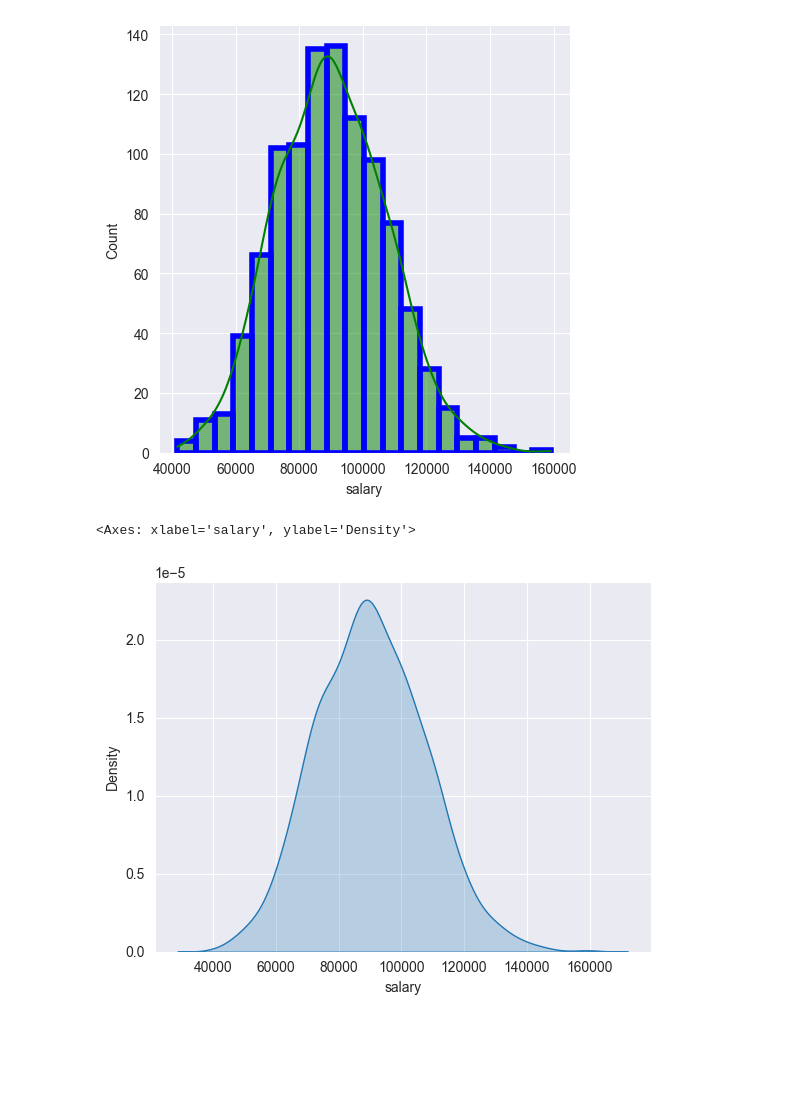
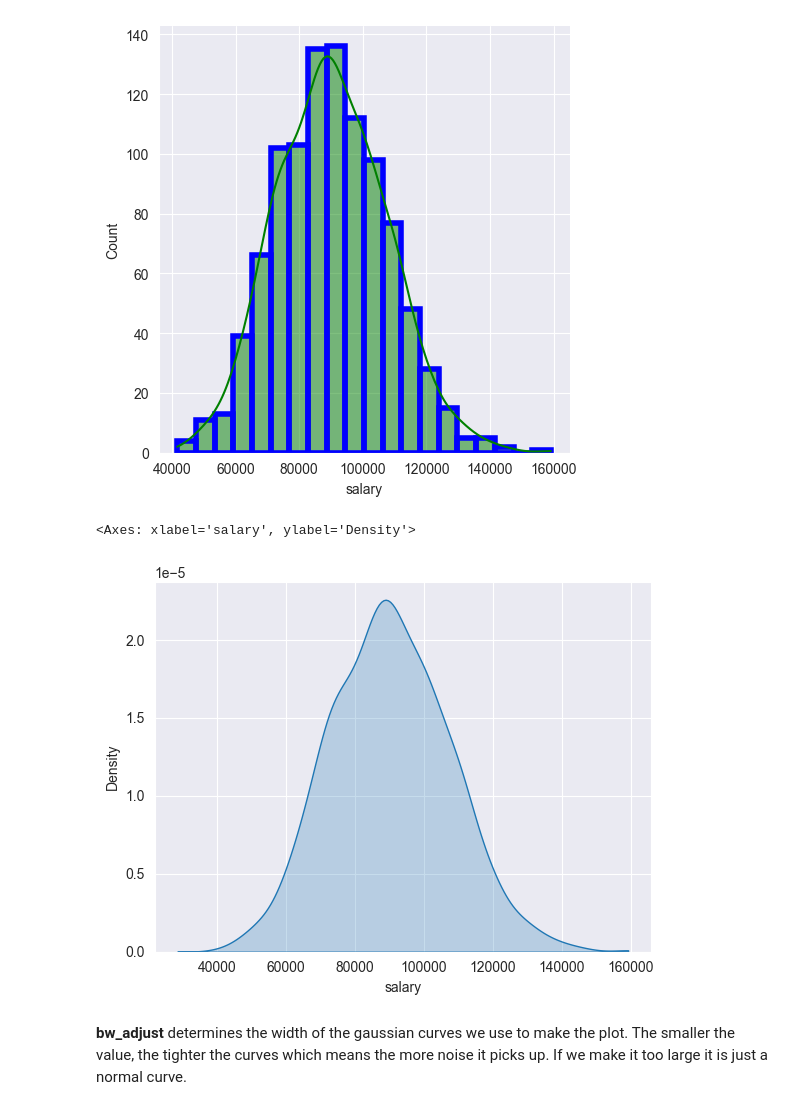
Before and after one commit to ryslipe/master_class, a Jupyter notebook: seaborn/02_distribution_plots.ipynb, the cells around one changed output. Cells and saved outputs as stored; diff of their text form; code cells hidden in the pictures; blank space fills up the shorter version.

```diff
--- a/seaborn/02_distribution_plots.ipynb
+++ b/seaborn/02_distribution_plots.ipynb
@@ -108,8 +108,10 @@ sns.displot(data = df, x = 'salary', kde = True,
 <seaborn.axisgrid.FacetGrid at 0x...>
 [figure]
 # %%
-# kde
-sns.kdeplot(data = df, x = 'salary', fill=True)
+# kde - using clip for cutoffs
+sns.kdeplot(data = df, x = 'salary', fill=True, clip=[0, df['salary'].max()])
 # %% [output]
 <Axes: xlabel='salary', ylabel='Density'>
-[figure, old version]
+[figure, new version]
+# %% [markdown]
+**bw_adjust** determines the width of the gaussian curves we use to make the plot. The smaller the value, the tighter the curves which means the more noise it picks up. If we make it too large it is just a normal curve.
```
Also changed, not shown: 2 other files.
